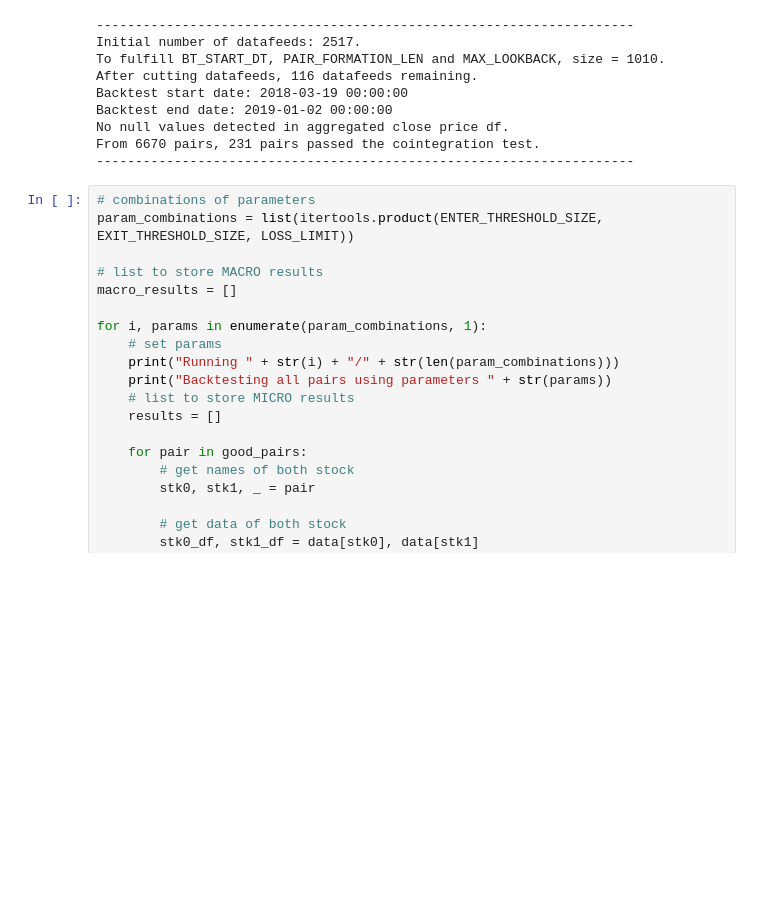
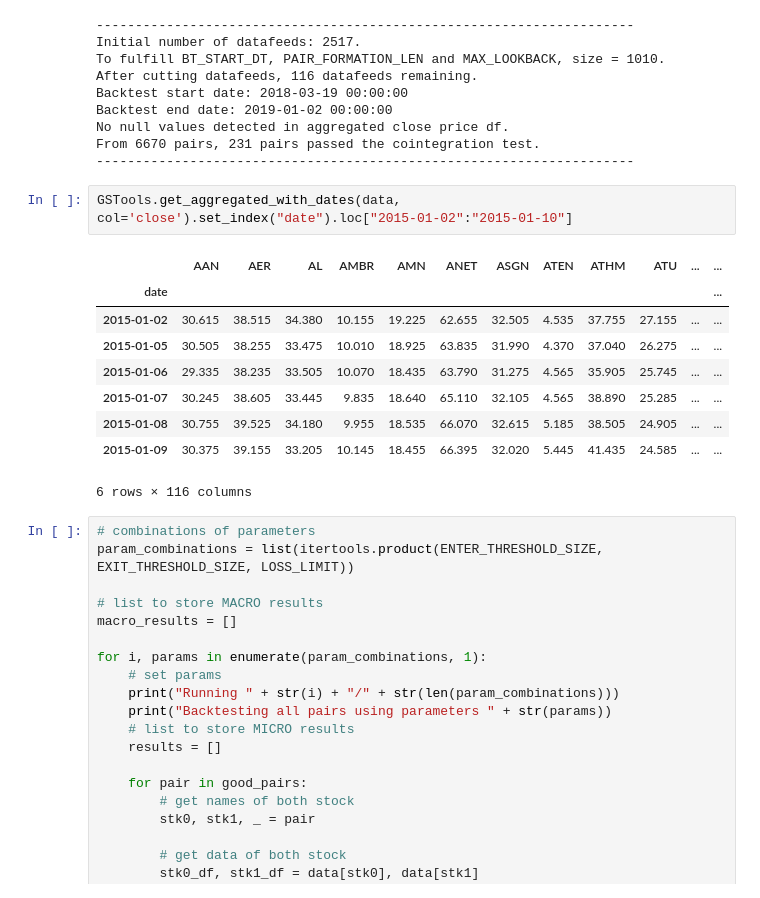
Before and after one commit to wywongbd/pairstrade-fyp-2019, a Jupyter notebook: jupyter-py/5d-Cointegration-Kalman-Grid-Search.ipynb, the cells around one changed output. Saved outputs shown, nothing was run; the diff lists cells and outputs as text; blank space fills up the shorter version.

```diff
--- a/jupyter-py/5d-Cointegration-Kalman-Grid-Search.ipynb
+++ b/jupyter-py/5d-Cointegration-Kalman-Grid-Search.ipynb
@@ -139,6 +139,18 @@ Backtest end date: 2019-01-02 00:00:00
 No null values detected in aggregated close price df.
 From 6670 pairs, 231 pairs passed the cointegration test.
 ---------------------------------------------------------------------
+# %%
+GSTools.get_aggregated_with_dates(data, col='close').set_index("date").loc["2015-01-02":"2015-01-10"]
+# %% [output]
+|  | AAN | AER | AL | AMBR | AMN | ANET | ASGN | ATEN | ATHM | ATU | ... | ... |
+| date |  |  |  |  |  |  |  |  |  |  |  | ... |
+| 2015-01-02 | 30.615 | 38.515 | 34.380 | 10.155 | 19.225 | 62.655 | 32.505 | 4.535 | 37.755 | 27.155 | ... | ... |
+| 2015-01-05 | 30.505 | 38.255 | 33.475 | 10.010 | 18.925 | 63.835 | 31.990 | 4.370 | 37.040 | 26.275 | ... | ... |
+| 2015-01-06 | 29.335 | 38.235 | 33.505 | 10.070 | 18.435 | 63.790 | 31.275 | 4.565 | 35.905 | 25.745 | ... | ... |
+| 2015-01-07 | 30.245 | 38.605 | 33.445 | 9.835 | 18.640 | 65.110 | 32.105 | 4.565 | 38.890 | 25.285 | ... | ... |
+| 2015-01-08 | 30.755 | 39.525 | 34.180 | 9.955 | 18.535 | 66.070 | 32.615 | 5.185 | 38.505 | 24.905 | ... | ... |
+| 2015-01-09 | 30.375 | 39.155 | 33.205 | 10.145 | 18.455 | 66.395 | 32.020 | 5.445 | 41.435 | 24.585 | ... | ... |
+6 rows × 116 columns
 # %%
 # combinations of parameters
 param_combinations = list(itertools.product(ENTER_THRESHOLD_SIZE, EXIT_THRESHOLD_SIZE, LOSS_LIMIT))
```
Also changed, not shown: 8 other files.
